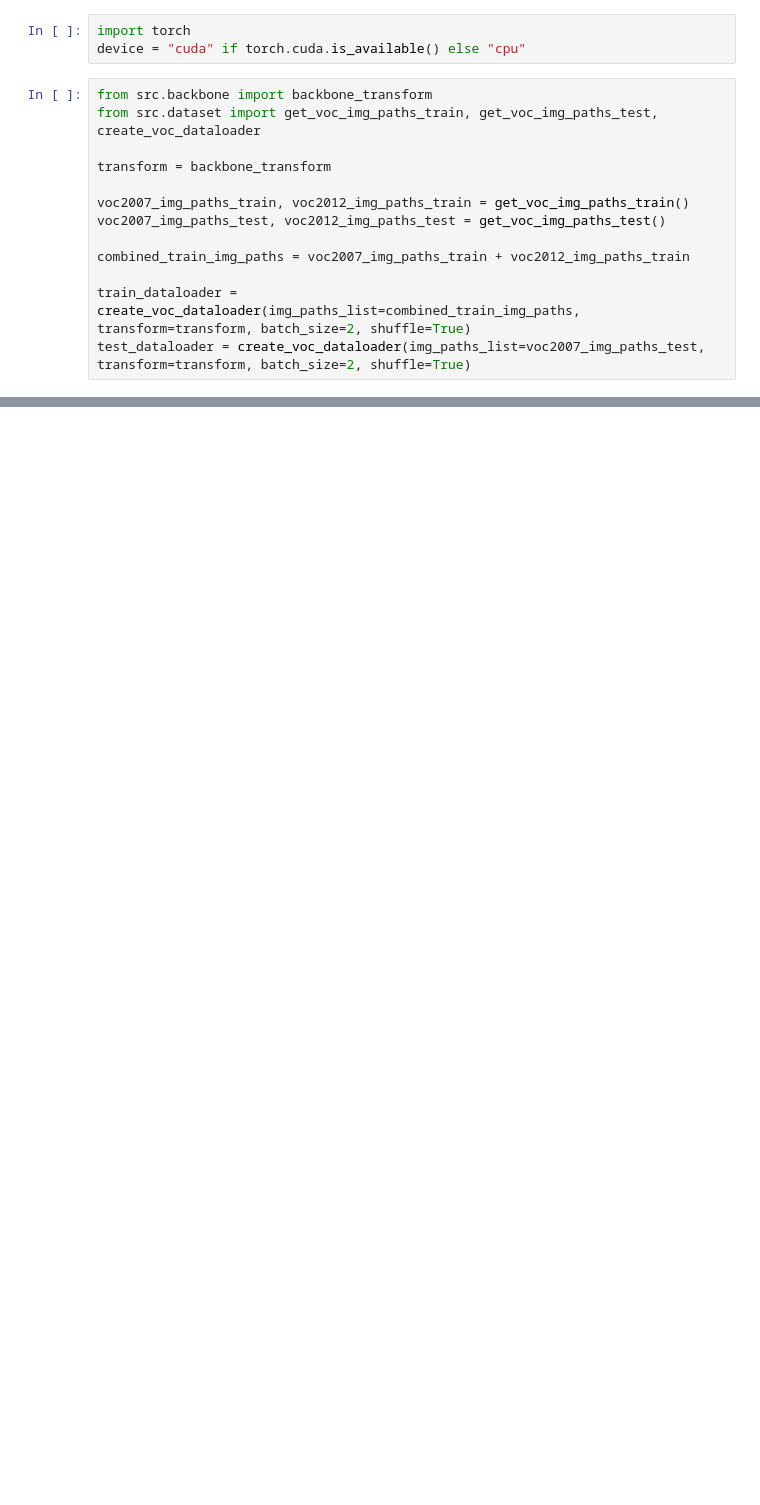
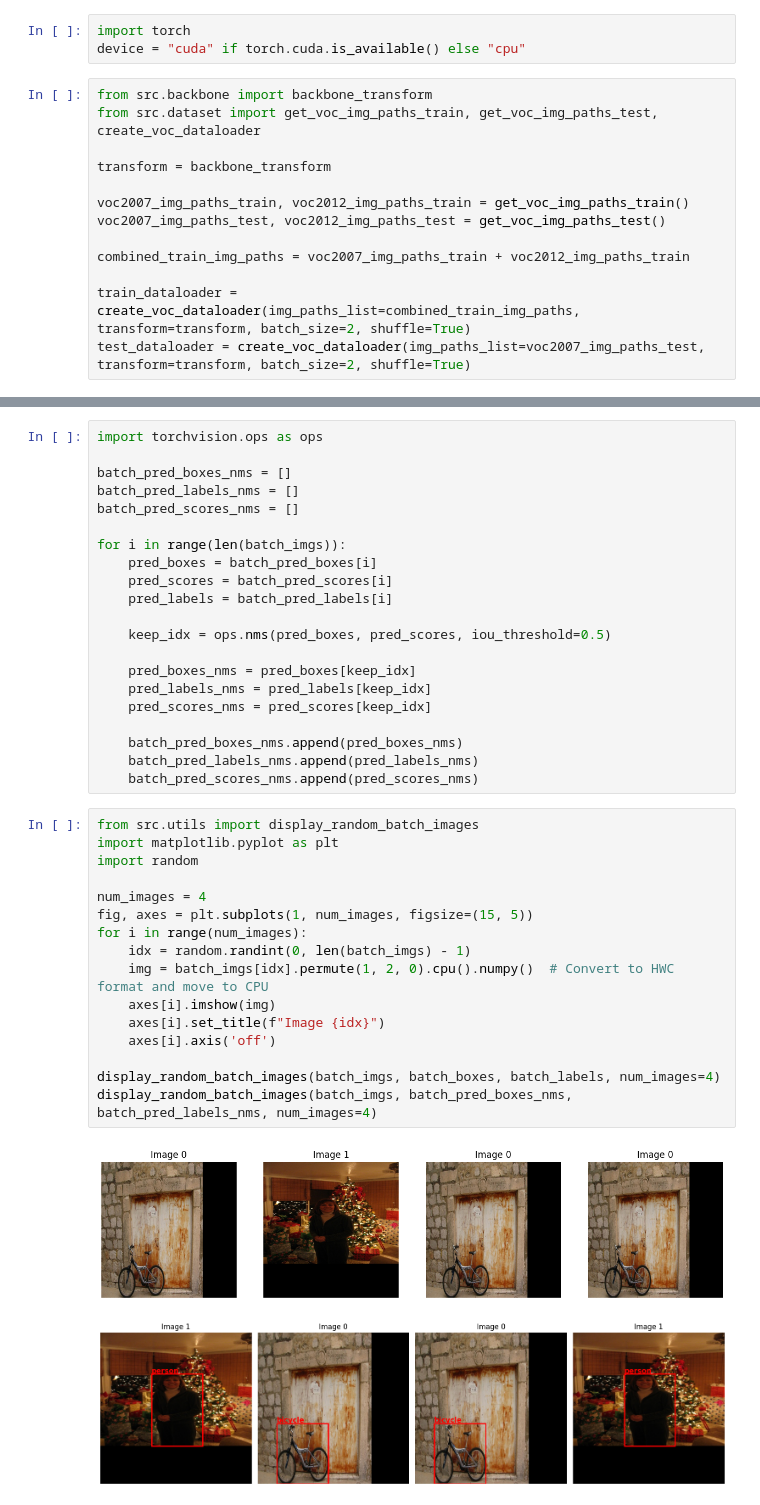
Before and after one commit to 0Curious0/faster-rcnn-resnet-pytorch, a Jupyter notebook: notebooks/test_detection_net.ipynb, the cells around one changed output, grey strips where cells are left out. Cells and saved outputs as stored; diff of their text form; blank space fills up the shorter version.

```diff
--- a/notebooks/test_detection_net.ipynb
+++ b/notebooks/test_detection_net.ipynb
@@ -140,0 +190,40 @@ display_random_batch_images(batch_imgs, batch_boxes, batch_labels, batch_scores,
+# %%
+import torchvision.ops as ops
+
+batch_pred_boxes_nms = []
+batch_pred_labels_nms = []
+batch_pred_scores_nms = []
+
+for i in range(len(batch_imgs)):
+    pred_boxes = batch_pred_boxes[i]
+    pred_scores = batch_pred_scores[i]
+    pred_labels = batch_pred_labels[i]
+
+    keep_idx = ops.nms(pred_boxes, pred_scores, iou_threshold=0.5)
+
+    pred_boxes_nms = pred_boxes[keep_idx]
+    pred_labels_nms = pred_labels[keep_idx]
+    pred_scores_nms = pred_scores[keep_idx]
+
+    batch_pred_boxes_nms.append(pred_boxes_nms)
+    batch_pred_labels_nms.append(pred_labels_nms)
+    batch_pred_scores_nms.append(pred_scores_nms)
+# %%
+from src.utils import display_random_batch_images
+import matplotlib.pyplot as plt
+import random
+
+num_images = 4
+fig, axes = plt.subplots(1, num_images, figsize=(15, 5))
+for i in range(num_images):
+    idx = random.randint(0, len(batch_imgs) - 1)
+    img = batch_imgs[idx].permute(1, 2, 0).cpu().numpy()  # Convert to HWC format and move to CPU
+    axes[i].imshow(img)
+    axes[i].set_title(f"Image {idx}")
+    axes[i].axis('off')
+
+display_random_batch_images(batch_imgs, batch_boxes, batch_labels, num_images=4)
+display_random_batch_images(batch_imgs, batch_pred_boxes_nms, batch_pred_labels_nms, num_images=4)
+# %% [output]
+[figure, added]
+[figure, added]
```
Also changed, not shown: parts of 7 cells of this notebook, 3 other files.
